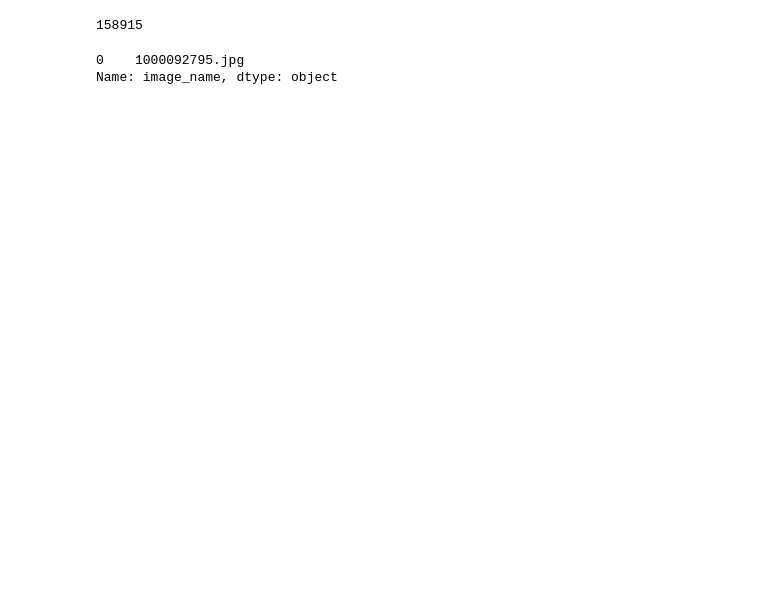
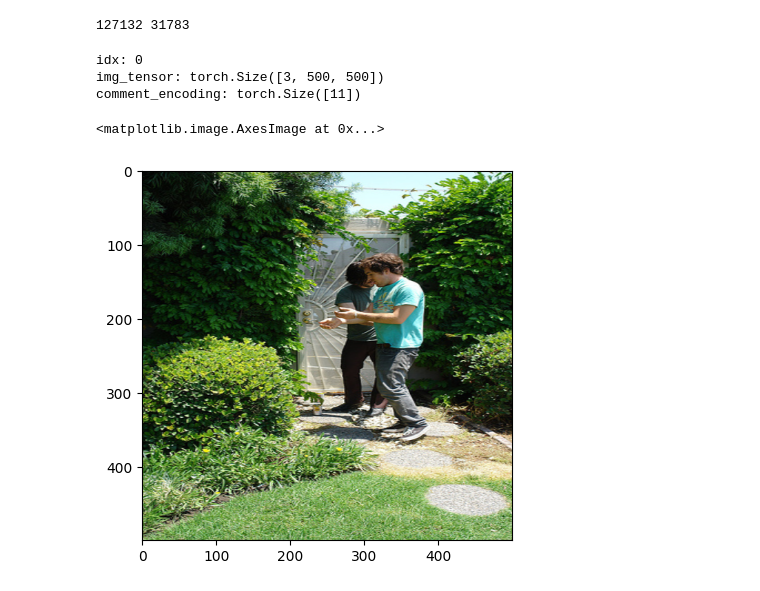
Before and after one commit to Chengbai/notebooks, a Jupyter notebook: fliker_30k_img_comments.ipynb, the cells around one changed output. Drawn from its saved outputs; the diff is of its cells as text; code cells hidden in the pictures; blank space fills up the shorter version.

Commit message:
create dataset and dataloader

```diff
--- a/fliker_30k_img_comments.ipynb
+++ b/fliker_30k_img_comments.ipynb
@@ -19,31 +43,0 @@ df[:2]
-# %%
-# Create Dataset
-class ImgCommentDataset(Dataset):
-    def __init__(self, img_comments_file: Path):
-        self.img_comments_file = img_comments_file
-
-        # The current `results.csv` file is using "| " to seperate 3 columns.
-        # For the pd.read_csv, the `sep` here is given as a regular expression.
-        self.img_comments_df = pd.read_csv(img_comments_file, sep="\|\s")
-
-
-    def __len__(self):
-        return len(self.img_comments_df)
-
-    def __getitem__(self, idx:int):
-        row = self.img_comments_df[idx: idx+1]
-        image_name = row["image_name"]
-        comment_number = row["comment_number"]
-        comment = row["comment"]
-        return image_name, comment_number, comment
-# %%
-dataset = ImgCommentDataset(img_comments_file)
-len(dataset)
-# %% [output]
-158915
-# %%
-image_name, comment_number, comment = dataset[0]
-image_name
-# %% [output]
-0    1000092795.jpg
-Name: image_name, dtype: object
@@ -49,0 +114,19 @@ Name: image_name, dtype: object
+# %%
+config = Config()
+
+train_dataset = ImgCommentDataset(config, img_comments_folder, train_test_split="train", train_test_split_portion=0.8)
+test_dataset = ImgCommentDataset(config, img_comments_folder, train_test_split="test", train_test_split_portion=0.8)
+print(len(train_dataset), len(test_dataset))
+# %% [output]
+127132 31783
+# %%
+img_tensor, comment_encoding = train_dataset[0]
+# %% [output]
+idx: 0
+img_tensor: torch.Size([3, 500, 500])
+comment_encoding: torch.Size([11])
+# %%
+plt.imshow(img_tensor.permute(1, 2, 0)) # C x H x W => H x W x C
+# %% [output]
+<matplotlib.image.AxesImage at 0x...>
+[figure, added]
```
Also changed, not shown: parts of 8 cells of this notebook.
